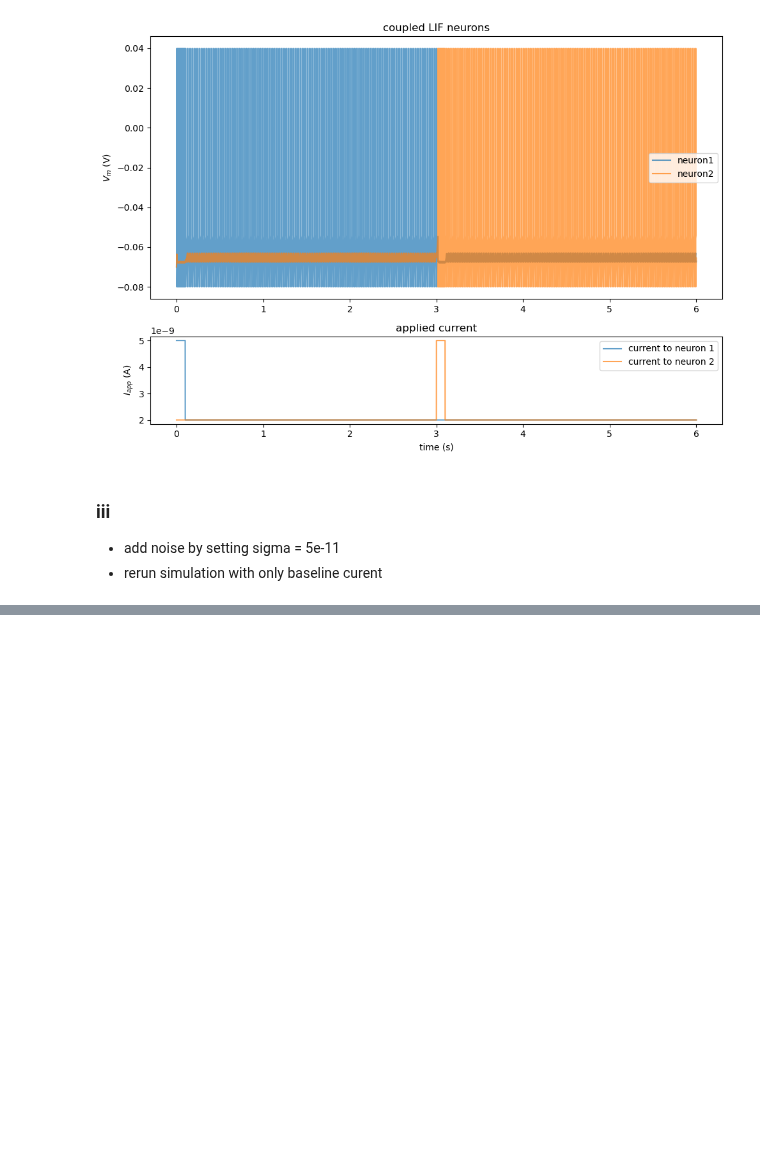
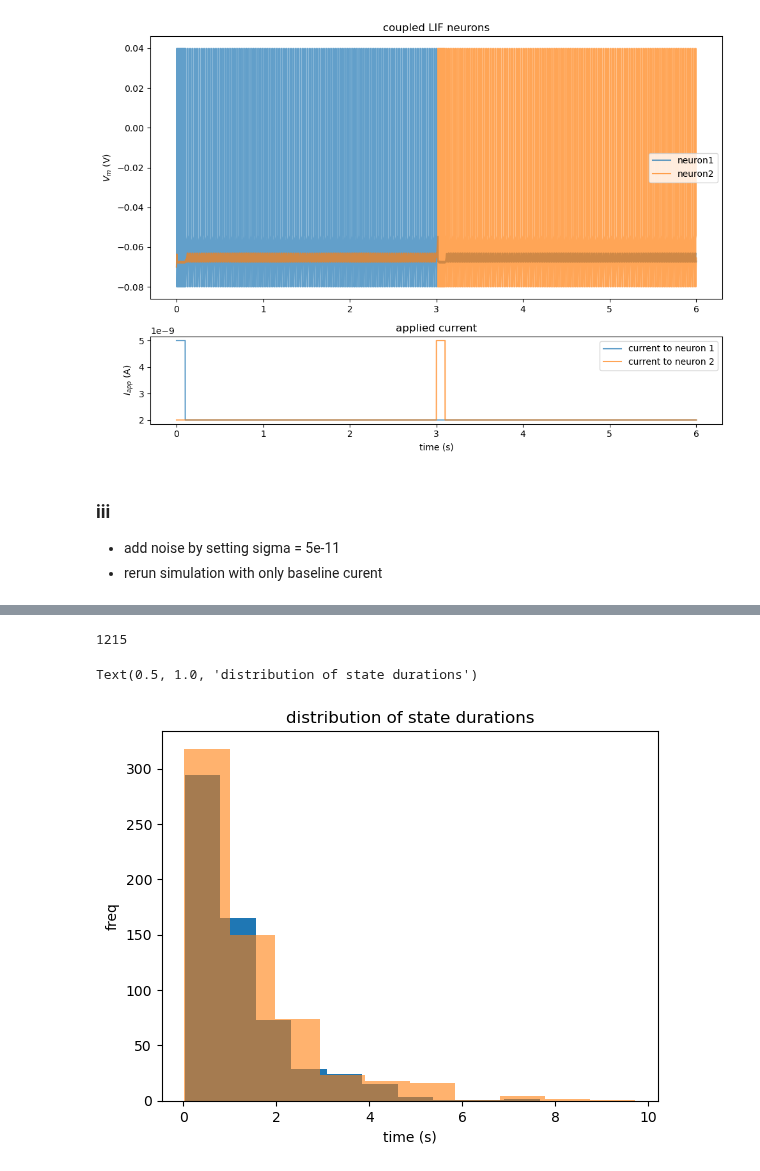
Before and after one commit to polsen99/intro_comp_neuro, a Jupyter notebook: tutorial 5.3 - bistability and oscillations from two LIF neurons.ipynb, the cells around one changed output, grey strips where cells are left out. Saved outputs shown, nothing was run; the diff lists cells and outputs as text; code cells hidden in the pictures; blank space fills up the shorter version.

```diff
--- a/tutorial 5.3 - bistability and oscillations from two LIF neurons.ipynb
+++ b/tutorial 5.3 - bistability and oscillations from two LIF neurons.ipynb
@@ -189,0 +229,41 @@ plt.tight_layout()
+# %%
+def state_durations(state, dt):
+    """
+    Calculate duration of each state and differentiate between each
+
+    Parameters
+    ----------
+    state : np.ndarray
+        Array of state information
+    dt : float
+        Timestep
+    Returns
+    -------
+    durations : np.ndarray
+        Array containing duration of each state
+    """
+    switch = np.where(np.diff(state) != 0)[0]
+    durations = np.diff(switch) * dt
+    return durations
+# %%
+t = np.arange(0, 1500, dt)
+
+i_app = np.ones_like(t) * i_app_baseline
+v1, s1, v2, s2 = run_both(i_app, i_app, sigma=5e-11, t=t)
+# %%
+state = determine_state(t, v1, v2)
+durations = state_durations(state, dt)
+# %%
+# number of switches
+len(np.where(np.diff(state) != 0)[0])
+# %% [output]
+1215
+# %%
+plt.hist(durations[::2], label='neuron1')
+plt.hist(durations[1::2], alpha=0.6, label='neuron2')
+plt.xlabel('time (s)')
+plt.ylabel('freq')
+plt.title('distribution of state durations')
+# %% [output]
+Text(0.5, 1.0, 'distribution of state durations')
+[figure, added]
```
Also changed, not shown: parts of 4 cells of this notebook.
